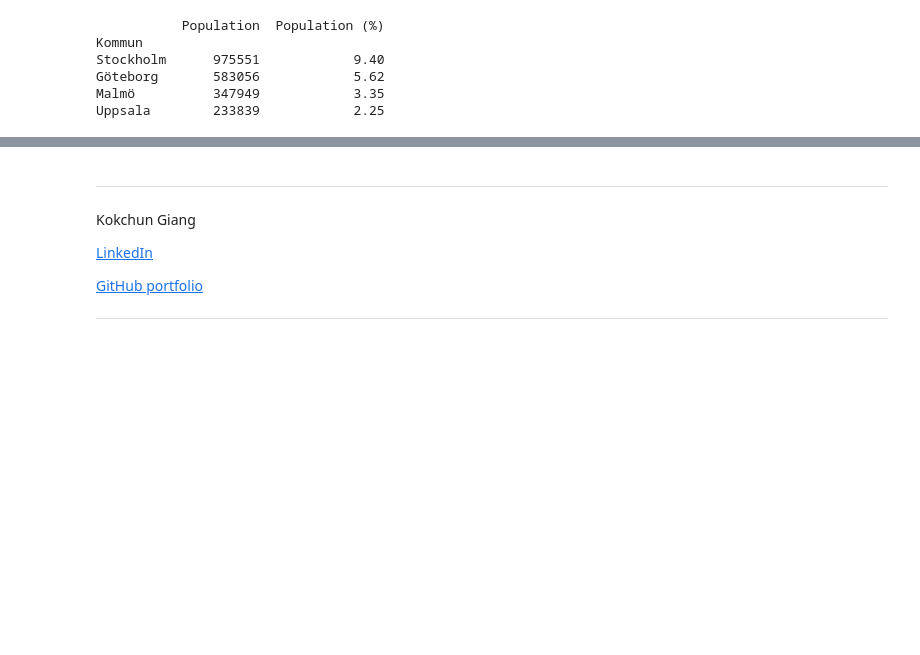
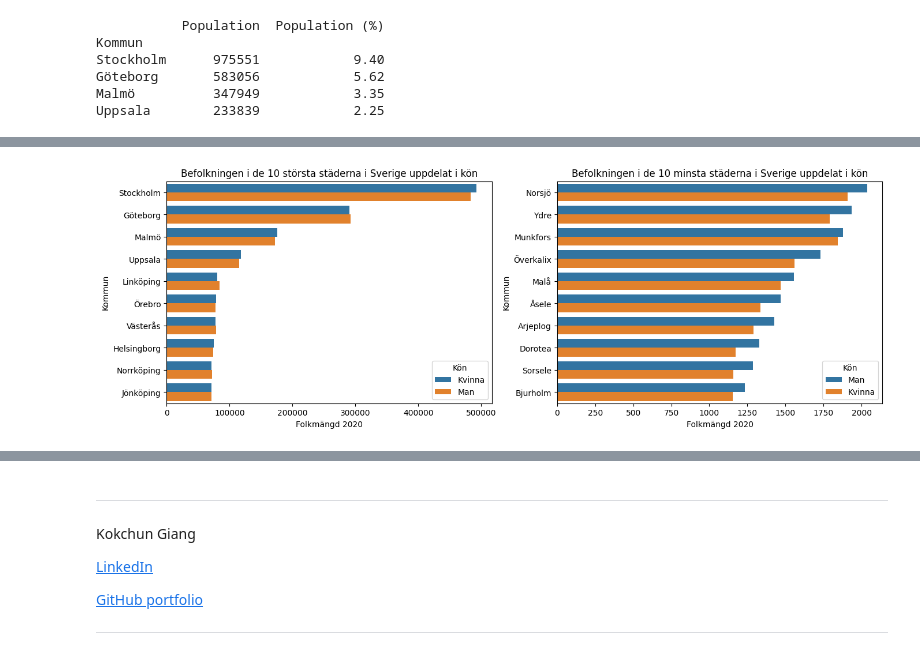
Before and after one commit to Adamhedlund/Databehandling-Adam-Hedlund, a Jupyter notebook: Exercises/E00_pandas_basic_syntax.ipynb, the cells around one changed output, grey strips where cells are left out. Drawn from its saved outputs; the diff is of its cells as text; code cells hidden in the pictures; blank space fills up the shorter version.

```diff
--- a/Exercises/E00_pandas_basic_syntax.ipynb
+++ b/Exercises/E00_pandas_basic_syntax.ipynb
@@ -468,0 +492,6 @@ h)
+# %%
+#Uppgift 3B
+
+ef_male_female = pd.concat([ef_male, ef_female]).set_index("Kommun").sort_values("Kommun")
+ef_male_female = ef_male_female.drop(columns=["Rang 2020", "Rang 2019"])
+print(ef_male_female.info())
@@ -468,0 +511,6 @@ h)
+# %%
+#Uppgift 3C
+
+ef_total = ef_total.drop(columns=["Rang 2019", "Rang 2020"])
+ef_total.columns = ["Kommun", "Total Pop 2020", "Total Pop 2019", "Total förändring"]
+print(ef_total)
@@ -468,0 +532,7 @@ h)
+# %%
+#Uppgift 3D
+
+ef_total = pd.merge(ef_male_female, ef_total.set_index("Kommun"), left_index=True, right_index=True)
+#ef_total.columns = ["Kommun", "Folkmängd 2020", "Folkmängd 2019", "Förändring", "Kön", "Total Pop 2020", "Total Pop 2019", "Total förändring"]
+ef_total = ef_total.sort_values(by="Folkmängd 2020", ascending=False)
+print(ef_total.head())
@@ -468,0 +555,19 @@ h)
+# %%
+#Uppgift 3E
+
+ef_total = ef_total.reset_index()
+ten_biggest_kommuner = (ef_total.sort_values(by="Total Pop 2020", ascending=False,).drop_duplicates(subset="Kommun", keep="first").head(10)["Kommun"])
+ten_smallest_kommuner = (ef_total.sort_values(by="Total Pop 2020").drop_duplicates(subset="Kommun", keep="first").head(10)["Kommun"])
+
+biggest = ef_total[ef_total["Kommun"].isin(ten_biggest_kommuner)]
+smallest = ef_total[ef_total["Kommun"].isin(ten_smallest_kommuner)]
+
+fig, axes = plt.subplots(1,2, figsize=(16,5))
+
+sns.barplot(data = biggest, x="Folkmängd 2020", y="Kommun", hue="Kön", ax=axes[0])
+axes[0].set_title("Befolkningen i de 10 största städerna i Sverige uppdelat i kön")
+sns.barplot(data = smallest, x="Folkmängd 2020", y="Kommun", hue="Kön", ax=axes[1])
+axes[1].set_title("Befolkningen i de 10 minsta städerna i Sverige uppdelat i kön")
+plt.show()
+# %% [output]
+[figure, added]
```
Also changed, not shown: parts of 13 cells of this notebook.
